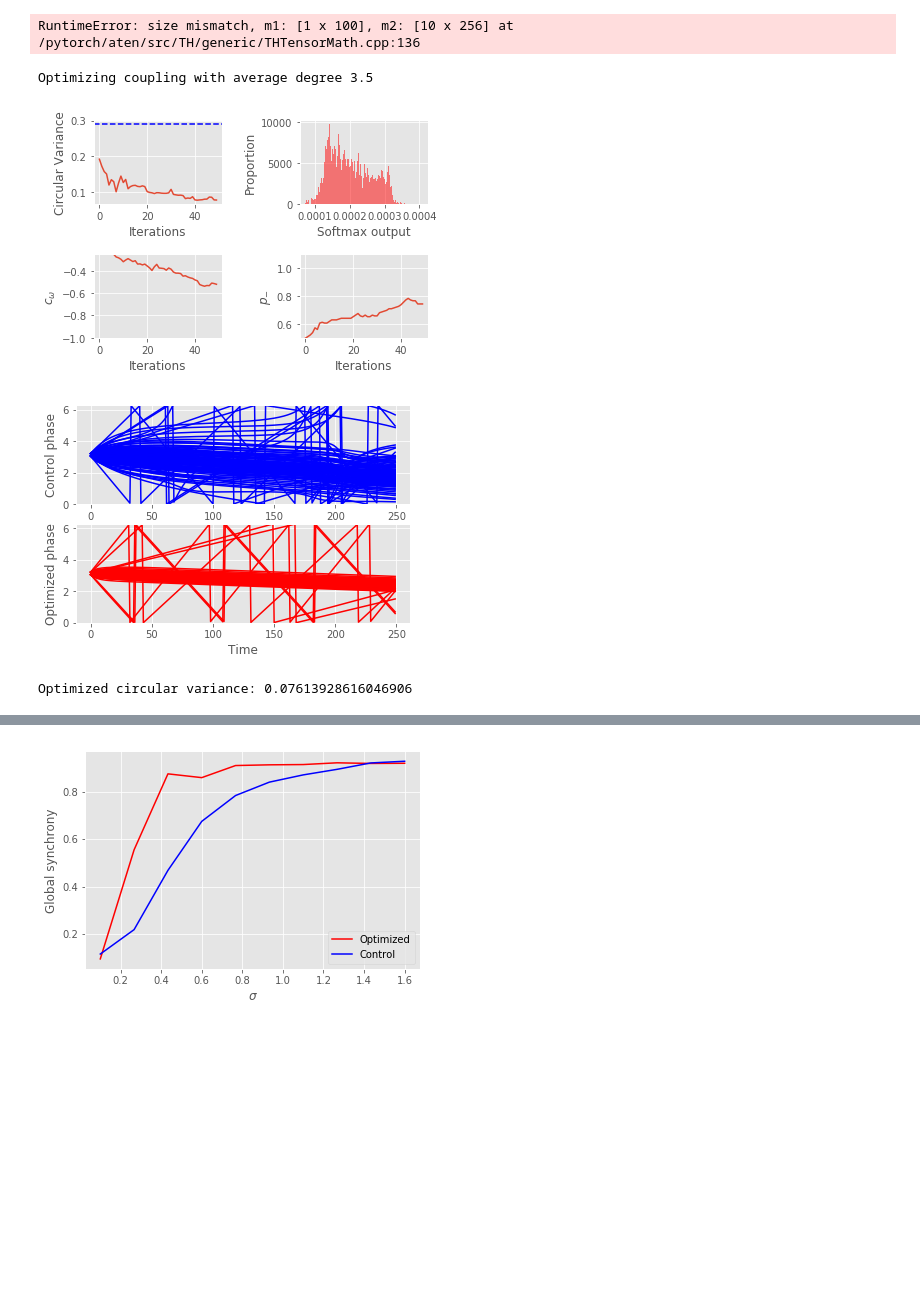
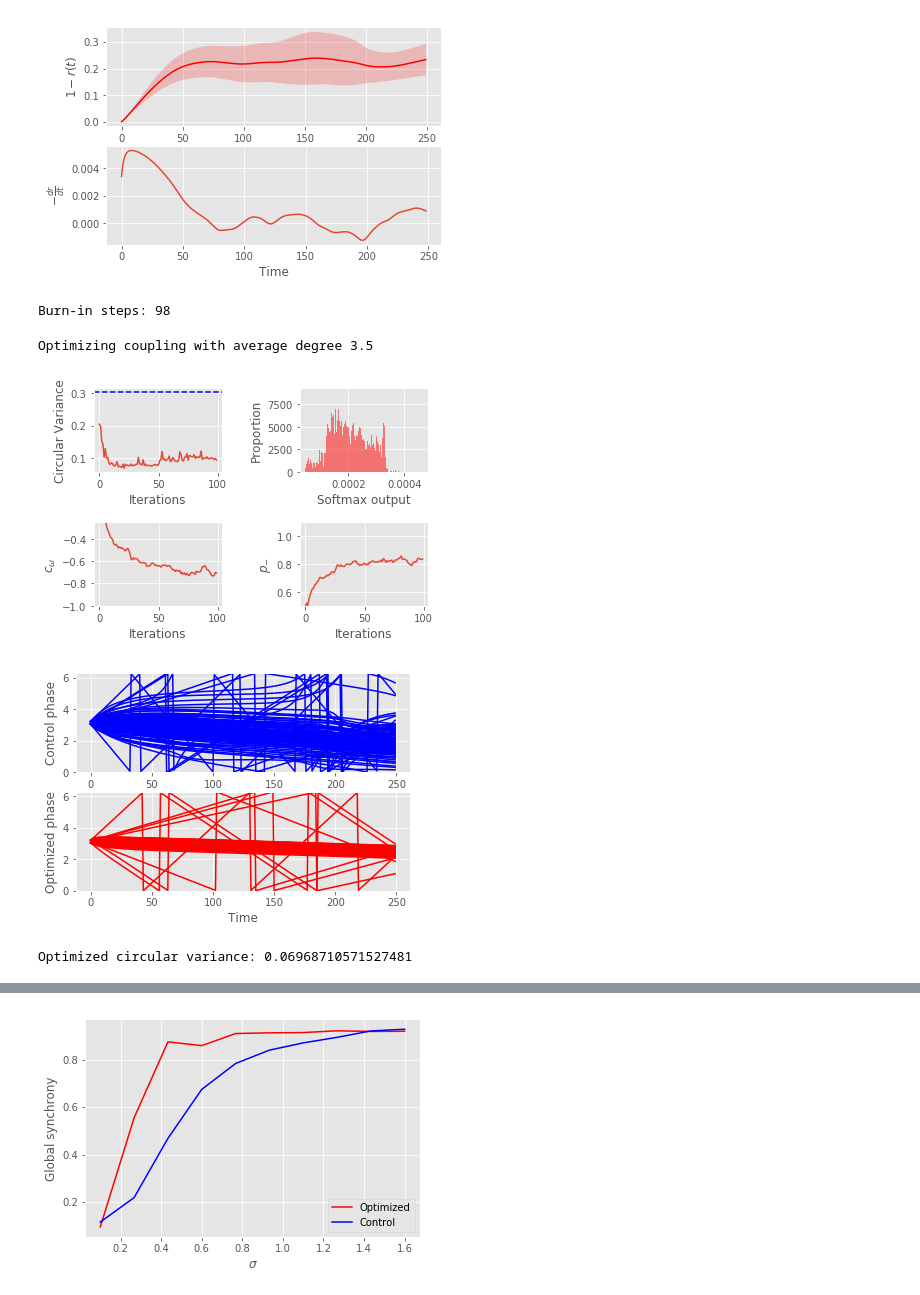
Before and after one commit to serre-lab/synchrony, a Jupyter notebook: notebooks/GraphSynch.ipynb, the cells around one changed output, grey strips where cells are left out. Drawn from its saved outputs; the diff is of its cells as text; code cells hidden in the pictures; blank space fills up the shorter version.

```diff
--- a/notebooks/GraphSynch.ipynb
+++ b/notebooks/GraphSynch.ipynb
@@ -307,7 +494,7 @@ num_links = 175
 omega_name = 'uniform'
 omega_dist, g0 = get_dist(omega_name)
 sigma_star = .7
-iterations = 50
+iterations = 100
 transform = 'softmax'
 kuramoto_steps=250
 alpha=1e-1
@@ -325,6 +512,7 @@ all_cv = []
 logits = torch.rand(ut_size)
 
 connectivity = torch.zeros((1, num_units, num_units))
+
 if transform is 'softmax':
     soft_connectivity = softmax(logits, dim=-1)
 elif transform is 'sigmoid':
@@ -336,34 +524,36 @@ hard_connectivity = torch.zeros_like(soft_connectivity).scatter_(0,hard_inds, to
 connectivity[:,triu_ind[0],triu_ind[1]] = hard_connectivity
 connectivity += connectivity.transpose(2,1)
 
 for _ in range(10):
     cvh = []
     omega = omega_dist.sample(sample_shape=torch.Size([1,num_units]))
+    phase = np.pi * torch.ones(batch_size,num_units)
     for k in range(kuramoto_steps):
         phase = kuramoto_step(phase,sigma_star * connectivity, omega, alpha=alpha)
         cvh.append(circular_variance(phase.unsqueeze(0)))
     all_cv.append(torch.stack(cvh))
 
 mean_cv = torch.stack(all_cv).mean(0).numpy()
 grad_cv = np.diff(mean_cv)
 std_cv = torch.stack(all_cv).std(0).numpy()
 
 fig, axes = plt.subplots(2)
 axes[0].plot(mean_cv, color='r')
 axes[0].fill_between(np.arange(kuramoto_steps), mean_cv - std_cv, mean_cv + std_cv,
     alpha=0.2, facecolor='r', antialiased=True)
 axes[0].set_xlabel('Time')
 axes[0].set_ylabel(r'$1 - r(t)$')
 axes[1].plot(np.diff(mean_cv))
 axes[1].set_xlabel('Time')
 axes[1].set_ylabel(r'$-\frac{dr}{dt}$')
 burn_in_steps = np.argwhere(np.abs(grad_cv) < grad_thresh).min()
 plt.show()
 plt.close()
 
 print('Burn-in steps: {}'.format(burn_in_steps))
 # %% [output]
+[figure, added]
-RuntimeError: size mismatch, m1: [1 x 100], m2: [10 x 256] at /pytorch/aten/src/TH/generic/THTensorMath.cpp:136
+Burn-in steps: 98
 # %%
 # Brede 1: Optimize for single omega vector
 np.random.seed(seed)
@@ -444,6 +634,6 @@ plt.show()
 plt.close()
 print('Optimized circular variance: {}'.format(cv_star.min()))
 # %% [output]
-[figure, old version]
+[figure, new version]
-[figure, old version]
+[figure, new version]
-Optimized circular variance: 0.07613928616046906
+Optimized circular variance: 0.06968710571527481
```
Also changed, not shown: parts of 18 cells of this notebook, 3 other files.
